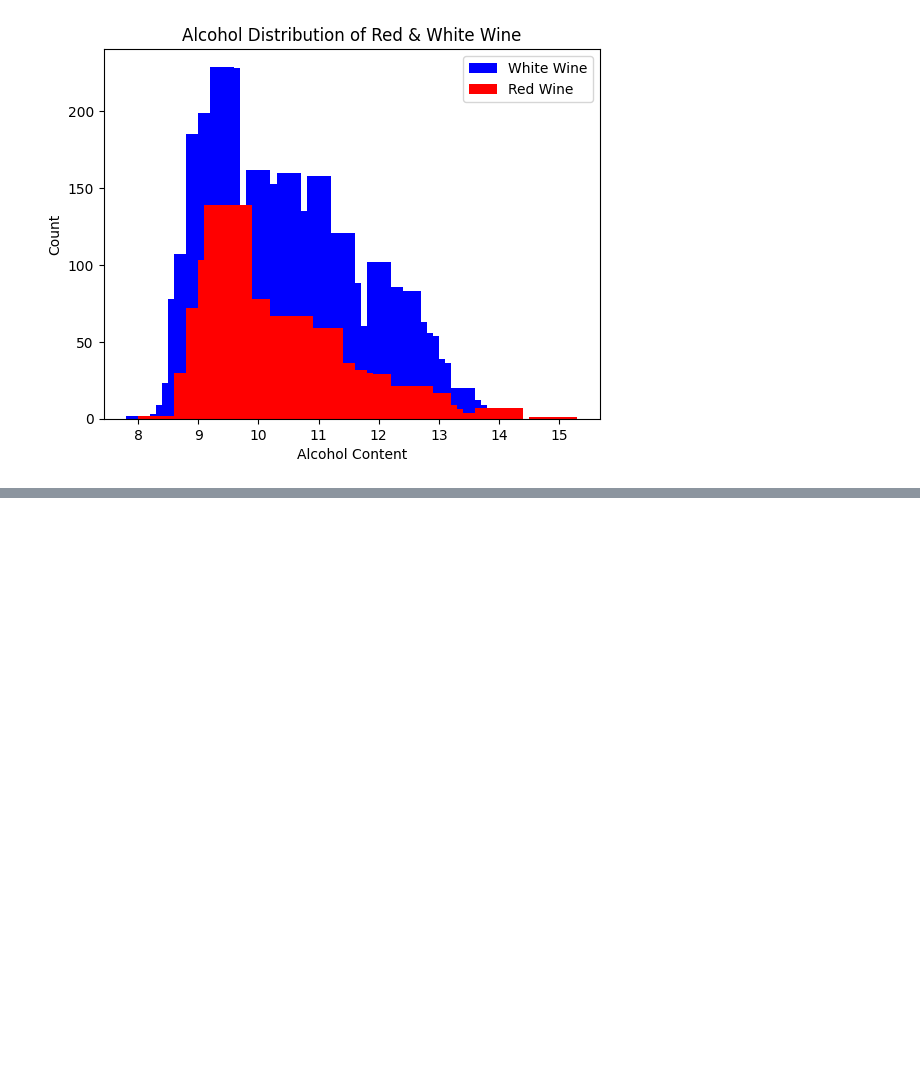
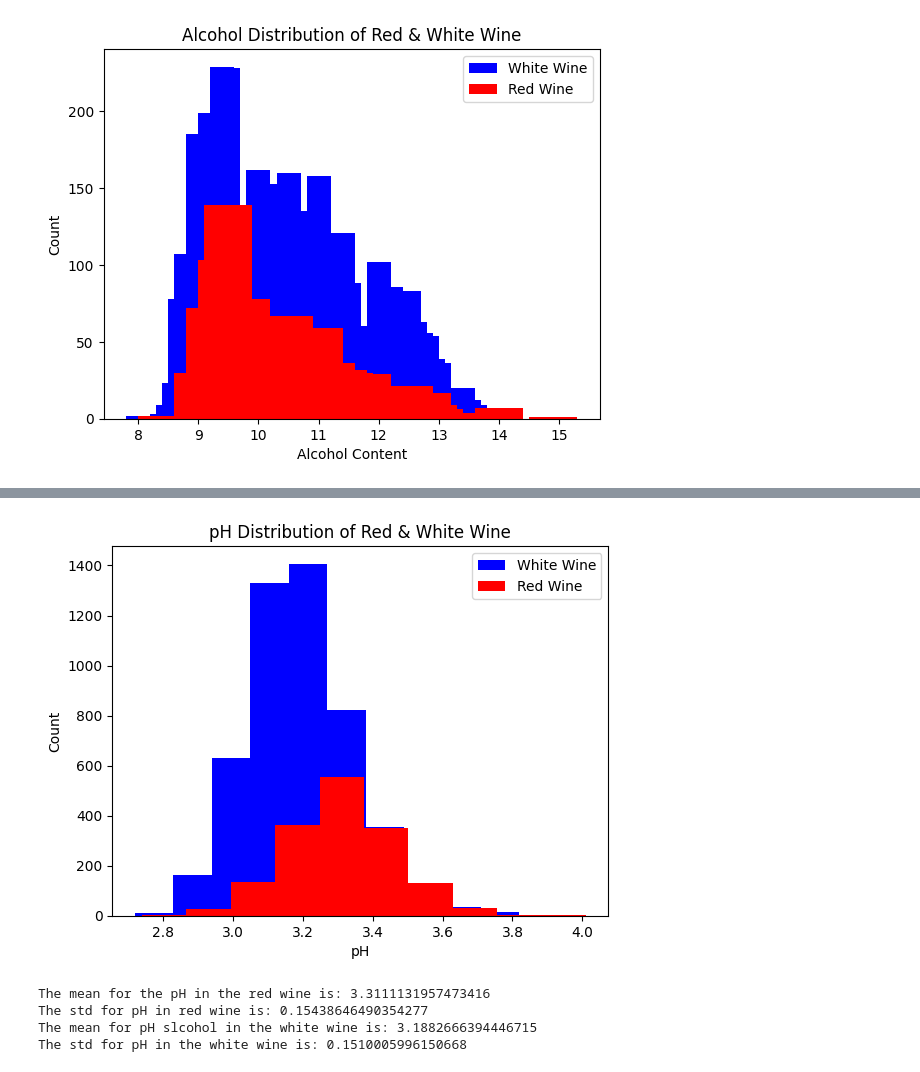
Before and after one commit to DivyeshVed/WIne-Quality, a Jupyter notebook: wine-quality.ipynb, the cells around one changed output, grey strips where cells are left out. Saved outputs shown, nothing was run; the diff lists cells and outputs as text; code cells hidden in the pictures; blank space fills up the shorter version.

```diff
--- a/wine-quality.ipynb
+++ b/wine-quality.ipynb
@@ -155,0 +156,30 @@ The std for alcohol in the white wine is: 0.0029909069169369337
+# %%
+#################################################
+## COMPARING THE pH OF RED AND WHITE WINE ##
+#################################################
+# Getting the number of white wines with their respective densities
+whiteHistogram = plt.hist(whiteWineData['pH'], color='blue', label="White Wine")
+# Getting the number of red wines with their respective densities
+redHistogram = plt.hist(redWineData['pH'], color='red',label="Red Wine")
+# Making the plot.
+plt.legend(loc='upper right')
+plt.xlabel('pH')
+plt.ylabel('Count')
+plt.title('pH Distribution of Red & White Wine')
+plt.savefig('./figures/pH-Distribution.jpeg')
+plt.show()
+# Getting the mean and standard deviation stats for the density distribution.
+redpHMean = redSummary['pH']['mean']
+redpHStd = redSummary['pH']['std']
+whitepHMean = whiteSummary['pH']['mean']
+whitepHStd = whiteSummary['pH']['std']
+print("The mean for the pH in the red wine is: " + str(redpHMean))
+print("The std for pH in red wine is: " + str(redpHStd))
+print("The mean for pH slcohol in the white wine is: " + str(whitepHMean))
+print("The std for pH in the white wine is: " + str(whitepHStd))
+# %% [output]
+[figure, added]
+The mean for the pH in the red wine is: 3.3111131957473416
+The std for pH in red wine is: 0.15438646490354277
+The mean for pH slcohol in the white wine is: 3.1882666394446715
+The std for pH in the white wine is: 0.1510005996150668
```
Also changed, not shown: parts of 1 cell of this notebook, 2 other files.
